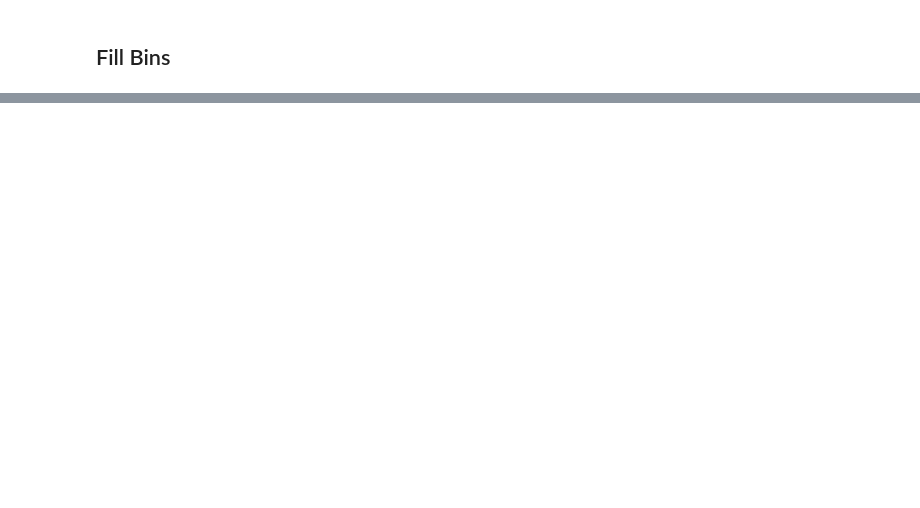
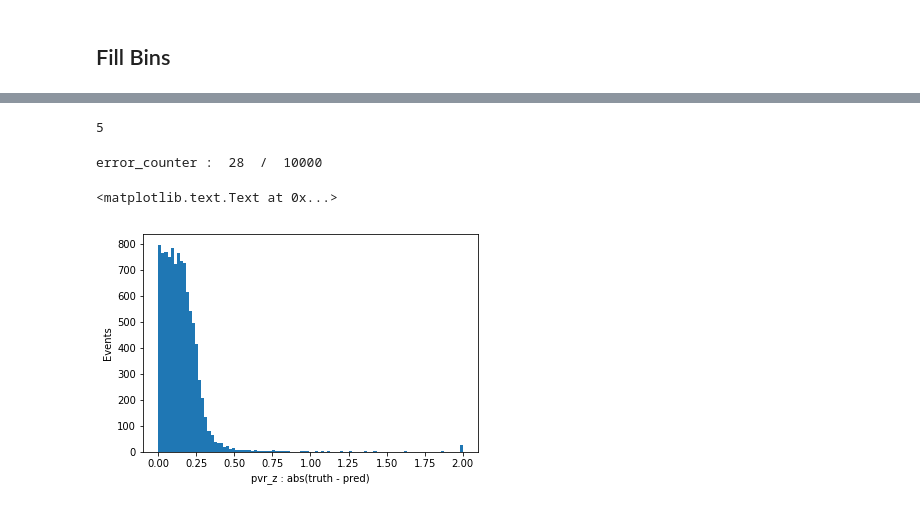
Before and after one commit to weissercn/LHCbPVFinding, a Jupyter notebook: Analysis/Phi_Bin_Lin_Regression_backup.ipynb, the cells around one changed output, grey strips where cells are left out. Saved outputs shown, nothing was run; the diff lists cells and outputs as text; code cells hidden in the pictures; blank space fills up the shorter version.

```diff
--- a/Analysis/Phi_Bin_Lin_Regression_backup.ipynb
+++ b/Analysis/Phi_Bin_Lin_Regression_backup.ipynb
@@ -387,0 +398,31 @@ kernel_inputs.shape :  (12, 2)
+# %%
+cntr = 0
+for i in range(n_events):
+    if pvr_x_pred[i][0][0]==-300:
+        cntr +=1
+print cntr
+# %% [output]
+5
+# %%
+# This can only be used for 1 PV per event
+diff = []
+for i in range(n_events):
+#for i in range(1):
+    assert len(data_dict["pvr_z"][i])==1
+    diff.append(abs(data_dict["pvr_z"][i][0] - pvr_x_pred[i][0][0]))
+
+diff_reasonable = []
+error_counter = 0
+for _ in diff:
+    if _ < 2: diff_reasonable.append(_)
+    else: error_counter +=1
+
+print "error_counter : ", error_counter, " / ", n_events
+
+n, bins, patches = plt.hist(np.clip(diff, 0, 2), bins=np.linspace(0,2,100)) # Make the last bin an overflow bin
+plt.xlabel("pvr_z : abs(truth - pred)")
+plt.ylabel("Events")
+# %% [output]
+error_counter :  28  /  10000
+<matplotlib.text.Text at 0x...>
+[figure, added]
```
Also changed, not shown: parts of 11 cells of this notebook, 1 other file.
